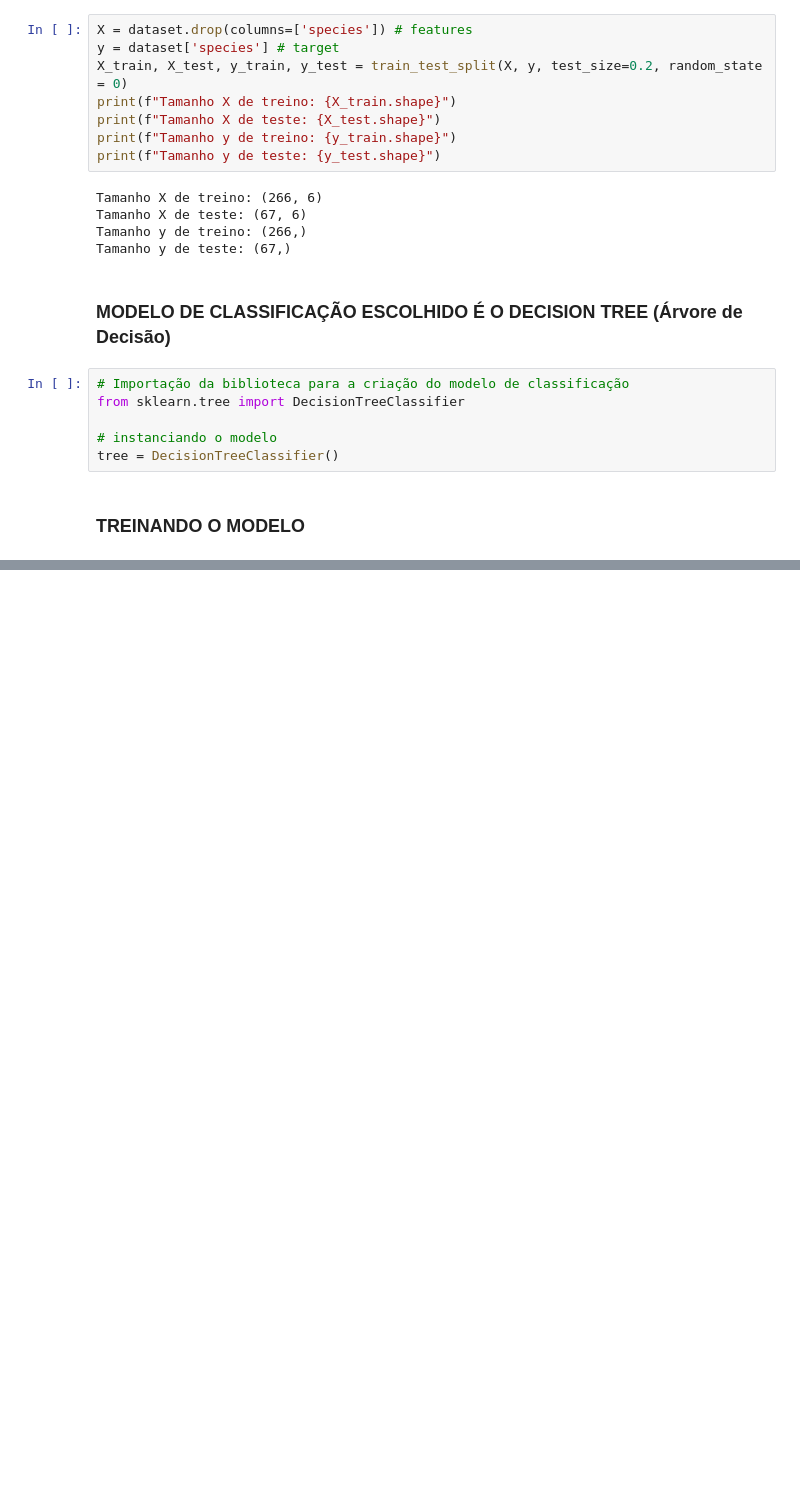
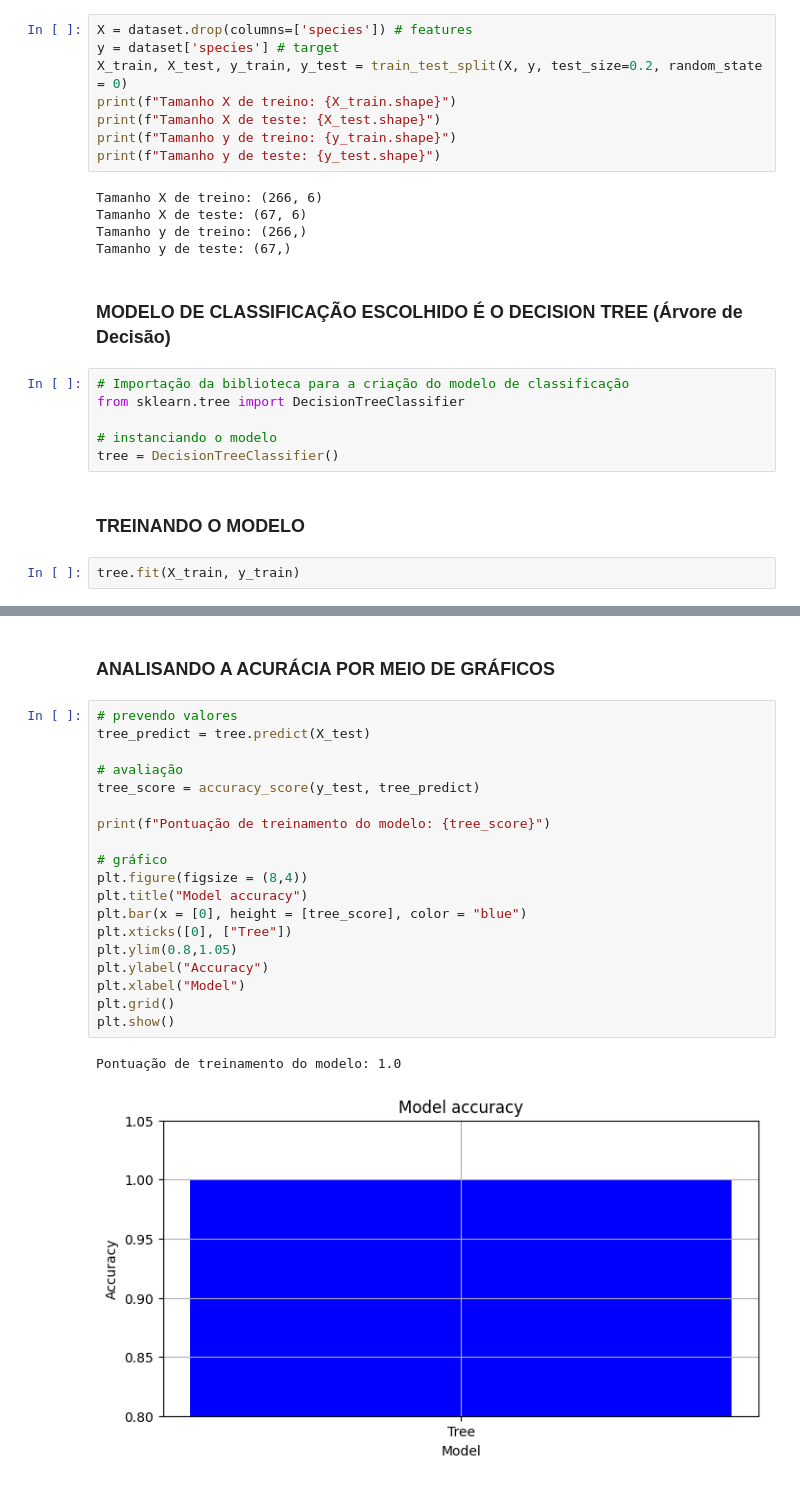
Before and after one commit to matheusAFONSECA/AG2, a Jupyter notebook: main.ipynb, the cells around one changed output, grey strips where cells are left out. Drawn from its saved outputs; the diff is of its cells as text; blank space fills up the shorter version.

```diff
--- a/main.ipynb
+++ b/main.ipynb
@@ -106,3 +115,5 @@ from sklearn.tree import DecisionTreeClassifier
 tree = DecisionTreeClassifier()
 # %% [markdown]
 ### TREINANDO O MODELO
+# %%
+tree.fit(X_train, y_train)
@@ -108,0 +142,24 @@ tree = DecisionTreeClassifier()
+# %% [markdown]
+### ANALISANDO A ACURÁCIA POR MEIO DE GRÁFICOS
+# %%
+# prevendo valores
+tree_predict = tree.predict(X_test)
+
+# avaliação
+tree_score = accuracy_score(y_test, tree_predict)
+
+print(f"Pontuação de treinamento do modelo: {tree_score}")
+
+# gráfico
+plt.figure(figsize = (8,4))
+plt.title("Model accuracy")
+plt.bar(x = [0], height = [tree_score], color = "blue")
+plt.xticks([0], ["Tree"])
+plt.ylim(0.8,1.05)
+plt.ylabel("Accuracy")
+plt.xlabel("Model")
+plt.grid()
+plt.show()
+# %% [output]
+Pontuação de treinamento do modelo: 1.0
+[figure, added]
```
Also changed, not shown: parts of 8 cells of this notebook, 1 other file.
